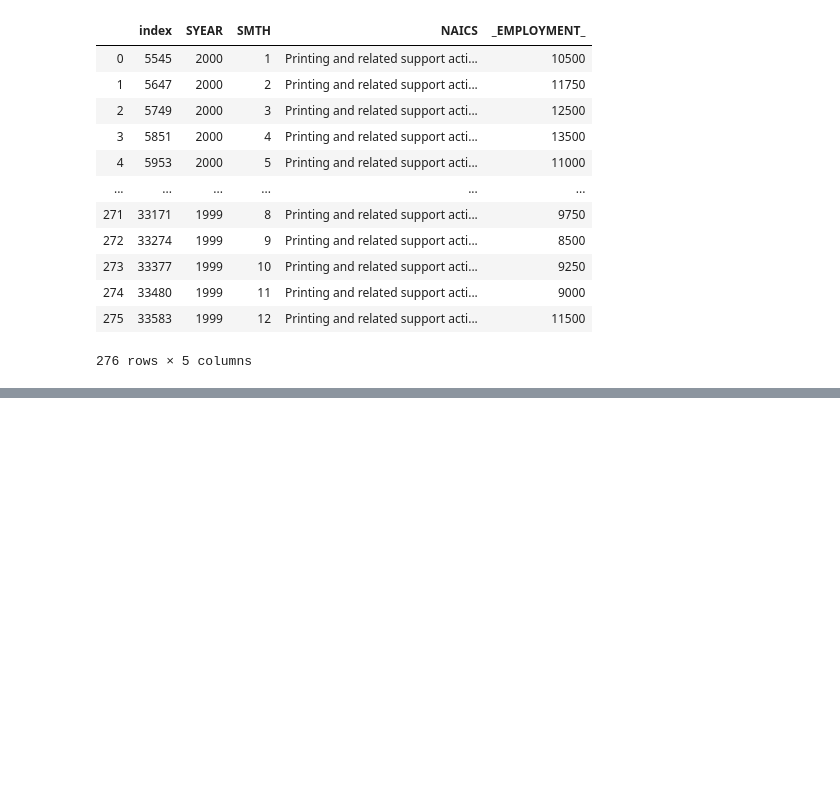
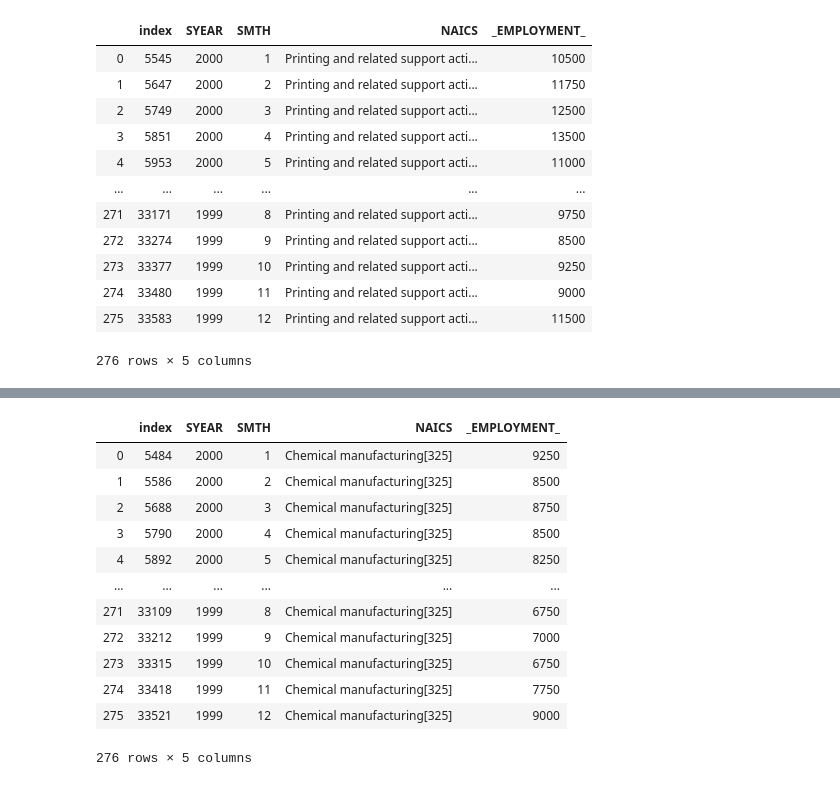
Before and after one commit to Hotlynn2/SERIES-ANALYSIS-OF-NAICS, a Jupyter notebook: Time Analysis Series.ipynb, the cells around one changed output, grey strips where cells are left out. Drawn from its saved outputs; the diff is of its cells as text; code cells hidden in the pictures; blank space fills up the shorter version.

```diff
--- a/Time Analysis Series.ipynb
+++ b/Time Analysis Series.ipynb
@@ -1999,0 +2017,17 @@ Printing_and_related_support_activities
+# %%
+Chemical_manufacturing = data.loc[data['NAICS'].str.contains('325', na = False)].reset_index()
+Chemical_manufacturing
+# %% [output]
+|  | index | SYEAR | SMTH | NAICS | _EMPLOYMENT_ |
+| 0 | 5484 | 2000 | 1 | Chemical manufacturing[325] | 9250 |
+| 1 | 5586 | 2000 | 2 | Chemical manufacturing[325] | 8500 |
+| 2 | 5688 | 2000 | 3 | Chemical manufacturing[325] | 8750 |
+| 3 | 5790 | 2000 | 4 | Chemical manufacturing[325] | 8500 |
+| 4 | 5892 | 2000 | 5 | Chemical manufacturing[325] | 8250 |
+| ... | ... | ... | ... | ... | ... |
+| 271 | 33109 | 1999 | 8 | Chemical manufacturing[325] | 6750 |
+| 272 | 33212 | 1999 | 9 | Chemical manufacturing[325] | 7000 |
+| 273 | 33315 | 1999 | 10 | Chemical manufacturing[325] | 6750 |
+| 274 | 33418 | 1999 | 11 | Chemical manufacturing[325] | 7750 |
+| 275 | 33521 | 1999 | 12 | Chemical manufacturing[325] | 9000 |
+276 rows × 5 columns
```
Also changed, not shown: parts of 10 cells of this notebook.
